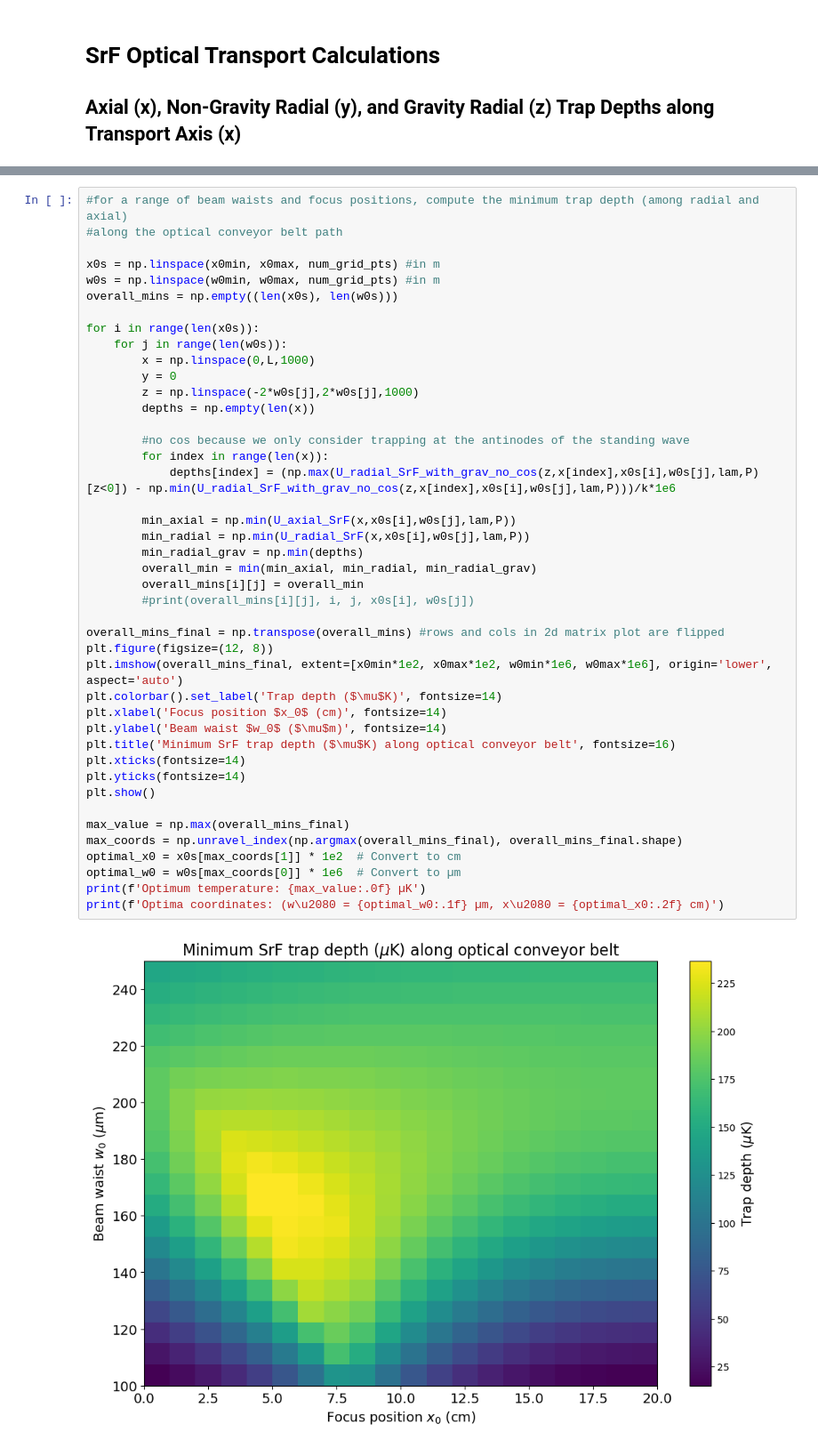
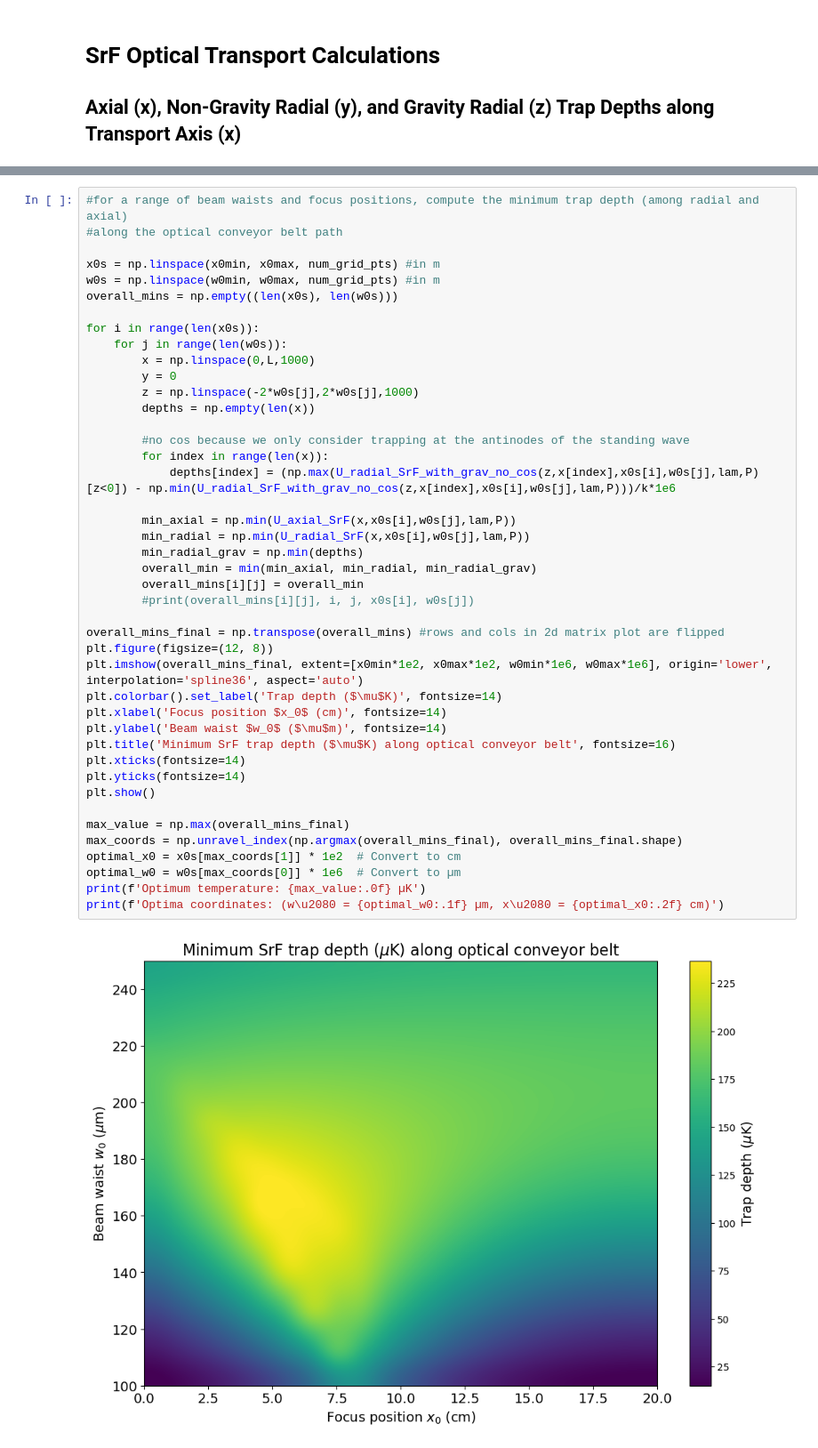
Before and after one commit to geoffrey-zheng/SrF-Calcs, a Jupyter notebook: Optical-Transport/SrFTransportLatestWithScattering.ipynb, the cells around one changed output, grey strips where cells are left out. Shown at 89% size. Drawn from its saved outputs; the diff is of its cells as text.

```diff
--- a/Optical-Transport/SrFTransportLatestWithScattering.ipynb
+++ b/Optical-Transport/SrFTransportLatestWithScattering.ipynb
@@ -325,35 +280,35 @@ for i in range(len(x0s)):
         depths = np.empty(len(x))
 
         #no cos because we only consider trapping at the antinodes of the standing wave
         for index in range(len(x)):
             depths[index] = (np.max(U_radial_SrF_with_grav_no_cos(z,x[index],x0s[i],w0s[j],lam,P)[z<0]) - np.min(U_radial_SrF_with_grav_no_cos(z,x[index],x0s[i],w0s[j],lam,P)))/k*1e6
 
         min_axial = np.min(U_axial_SrF(x,x0s[i],w0s[j],lam,P))
         min_radial = np.min(U_radial_SrF(x,x0s[i],w0s[j],lam,P))
         min_radial_grav = np.min(depths)
         overall_min = min(min_axial, min_radial, min_radial_grav)
         overall_mins[i][j] = overall_min
         #print(overall_mins[i][j], i, j, x0s[i], w0s[j])
 
 overall_mins_final = np.transpose(overall_mins) #rows and cols in 2d matrix plot are flipped
 plt.figure(figsize=(12, 8))
-plt.imshow(overall_mins_final, extent=[x0min*1e2, x0max*1e2, w0min*1e6, w0max*1e6], origin='lower', aspect='auto')
+plt.imshow(overall_mins_final, extent=[x0min*1e2, x0max*1e2, w0min*1e6, w0max*1e6], origin='lower', interpolation='spline36', aspect='auto')
 plt.colorbar().set_label('Trap depth ($\mu$K)', fontsize=14)
 plt.xlabel('Focus position $x_0$ (cm)', fontsize=14)
 plt.ylabel('Beam waist $w_0$ ($\mu$m)', fontsize=14)
 plt.title('Minimum SrF trap depth ($\mu$K) along optical conveyor belt', fontsize=16)
 plt.xticks(fontsize=14)
 plt.yticks(fontsize=14)
 plt.show()
 
 max_value = np.max(overall_mins_final)
 max_coords = np.unravel_index(np.argmax(overall_mins_final), overall_mins_final.shape)
 optimal_x0 = x0s[max_coords[1]] * 1e2  # Convert to cm
 optimal_w0 = w0s[max_coords[0]] * 1e6  # Convert to µm
 print(f'Optimum temperature: {max_value:.0f} µK')
 print(f'Optima coordinates: (w\u2080 = {optimal_w0:.1f} µm, x\u2080 = {optimal_x0:.2f} cm)')
 # %% [output]
-[figure, old version]
+[figure, new version]
 Optimum temperature: 237 µK
 Optima coordinates: (w₀ = 163.2 µm, x₀ = 4.21 cm)
 # %% [markdown]
```
Also changed, not shown: parts of 18 cells of this notebook, 1 other file.
